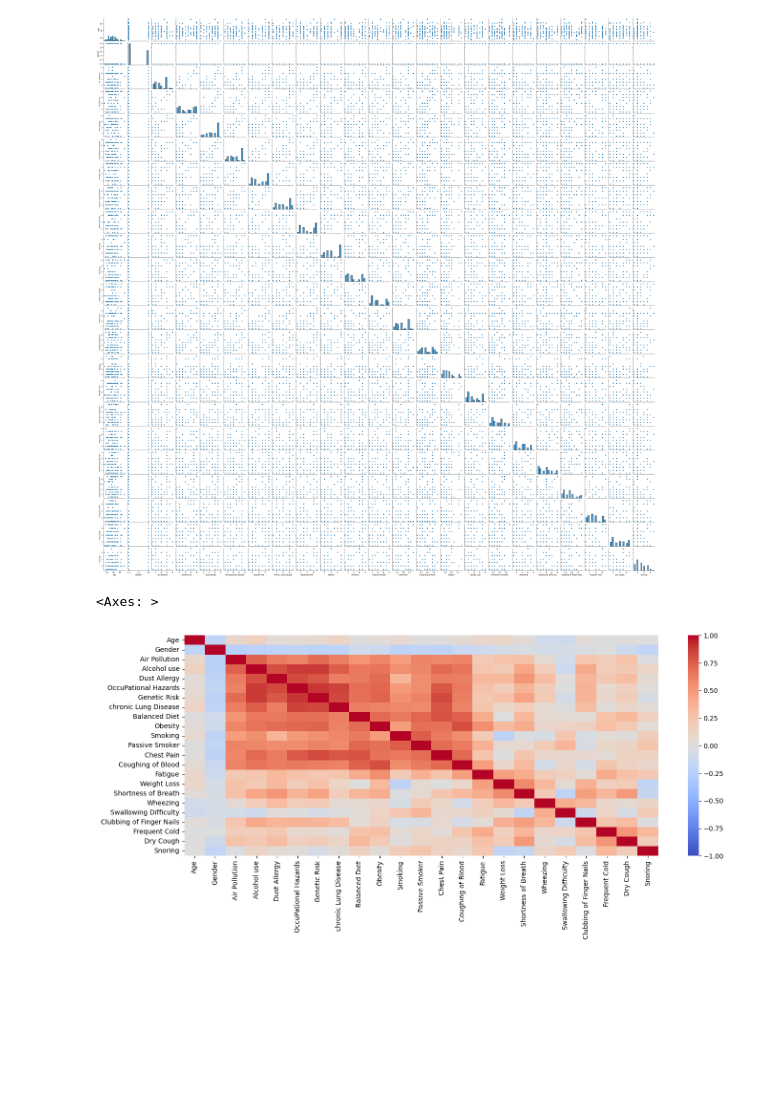
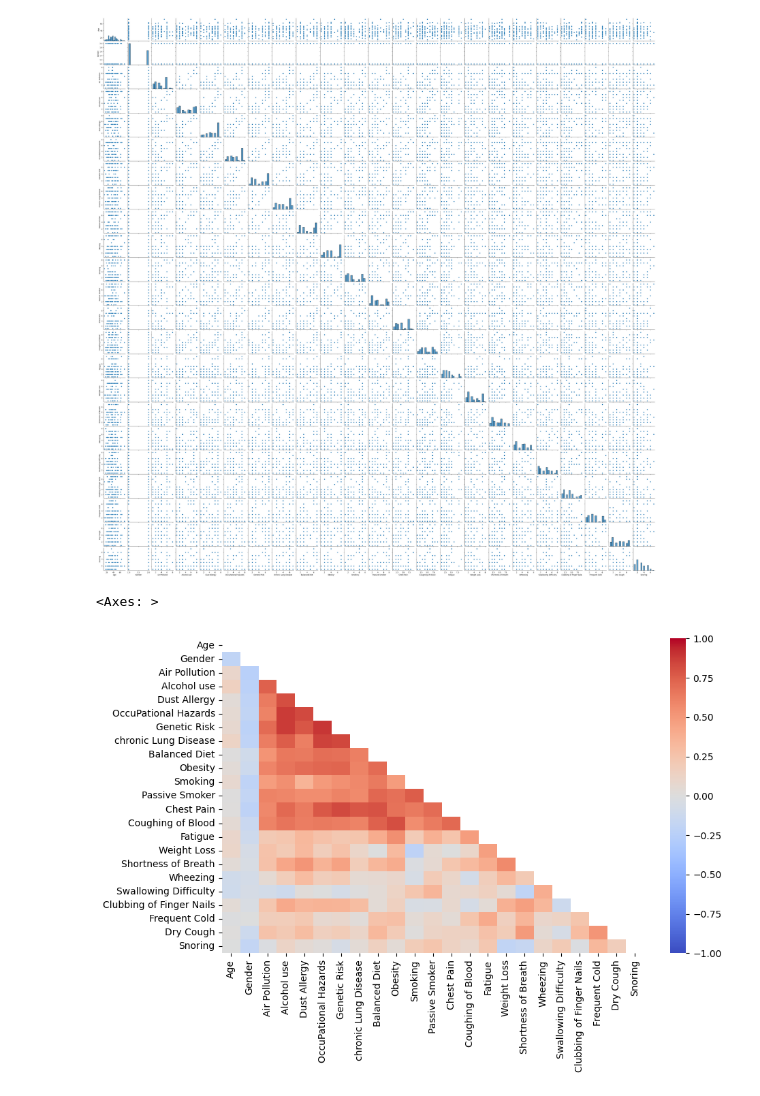
Before and after one commit to eugenegancw/Lung_Cancer_Prediction, a Jupyter notebook: exploratory_analysis.ipynb, the cells around one changed output. Saved outputs shown, nothing was run; the diff lists cells and outputs as text; code cells hidden in the pictures; blank space fills up the shorter version.

```diff
--- a/exploratory_analysis.ipynb
+++ b/exploratory_analysis.ipynb
@@ -127,9 +127,10 @@ sns.pairplot(features, height=2)
 <seaborn.axisgrid.PairGrid at 0x...>
 [figure]
 # %%
-plt.figure(figsize=(16, 6))
+plt.figure(figsize=(10, 6))
 cmap=sns.color_palette("coolwarm", as_cmap=True)
-sns.heatmap(features.corr(),vmin=-1, vmax=1,cmap=cmap)
+mask = np.triu(np.ones_like(features.corr()))
+sns.heatmap(features.corr(),vmin=-1, vmax=1,cmap=cmap,mask=mask)
 # %% [output]
 <Axes: >
-[figure, old version]
+[figure, new version]
```
Also changed, not shown: parts of 2 cells of this notebook.
